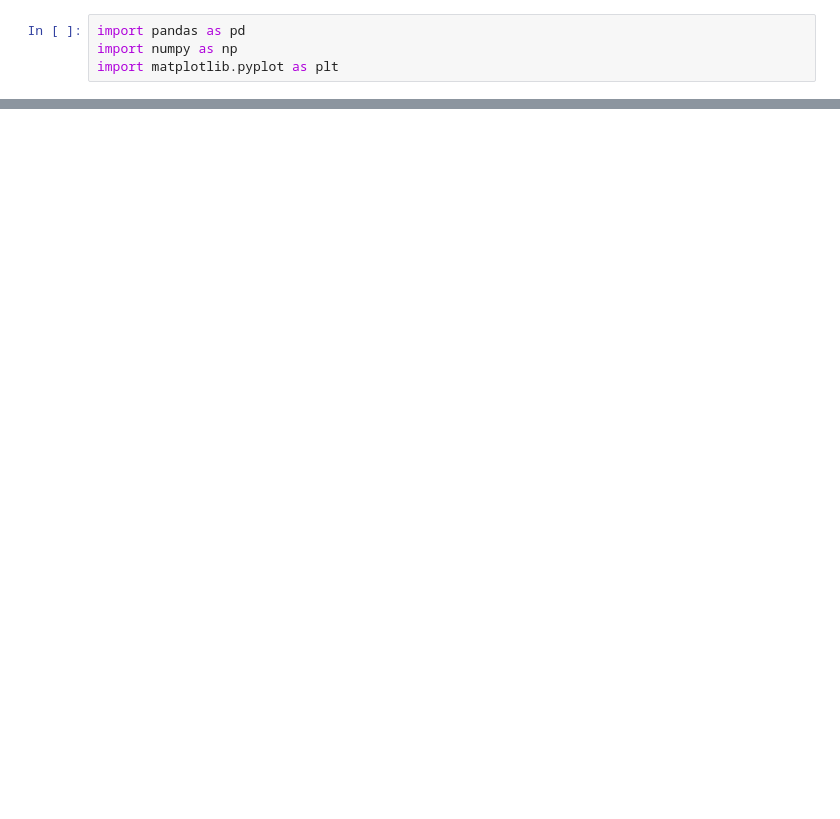
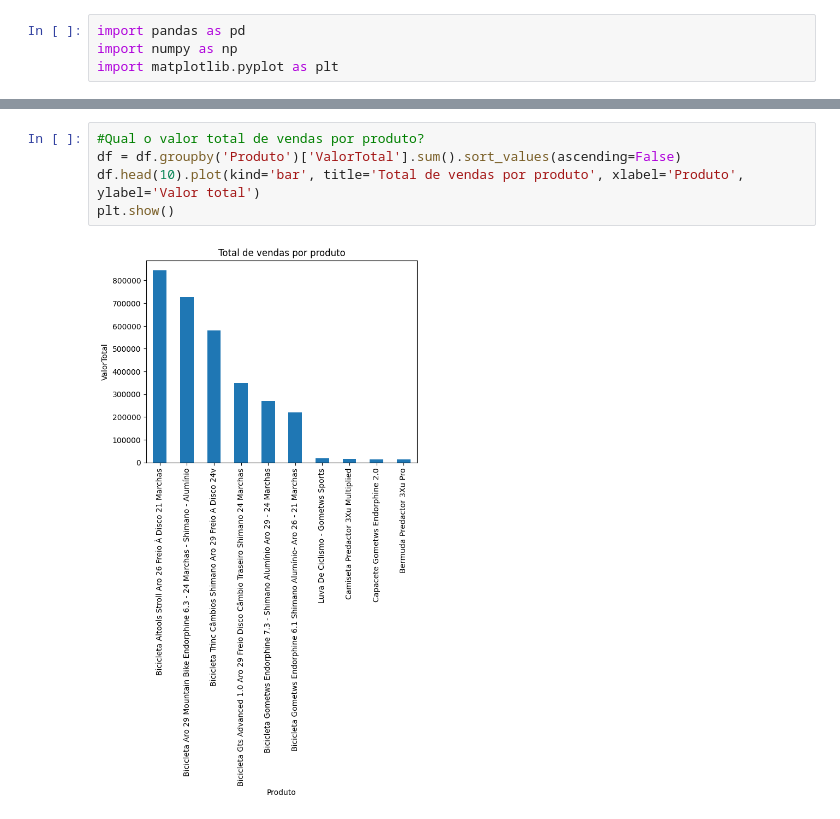
Before and after one commit to jcostaa1/analysis-client, a Jupyter notebook: analytic_graphs.ipynb, the cells around one changed output, grey strips where cells are left out. Drawn from its saved outputs; the diff is of its cells as text; blank space fills up the shorter version.

```diff
--- a/analytic_graphs.ipynb
+++ b/analytic_graphs.ipynb
@@ -74,0 +26,7 @@ plt.show()
+# %%
+#Qual o valor total de vendas por produto?
+df = df.groupby('Produto')['ValorTotal'].sum().sort_values(ascending=False)
+df.head(10).plot(kind='bar', title='Total de vendas por produto', xlabel='Produto', ylabel='Valor total')
+plt.show()
+# %% [output]
+[figure, added]
```
Also changed, not shown: parts of 39 cells of this notebook.
